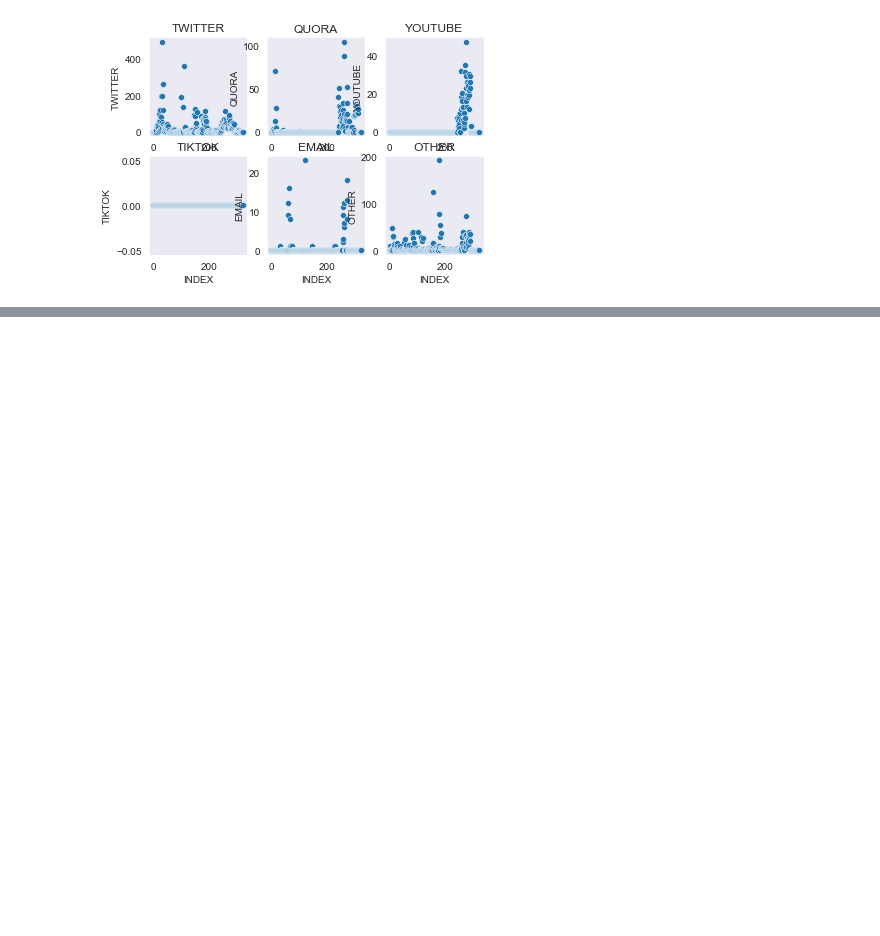
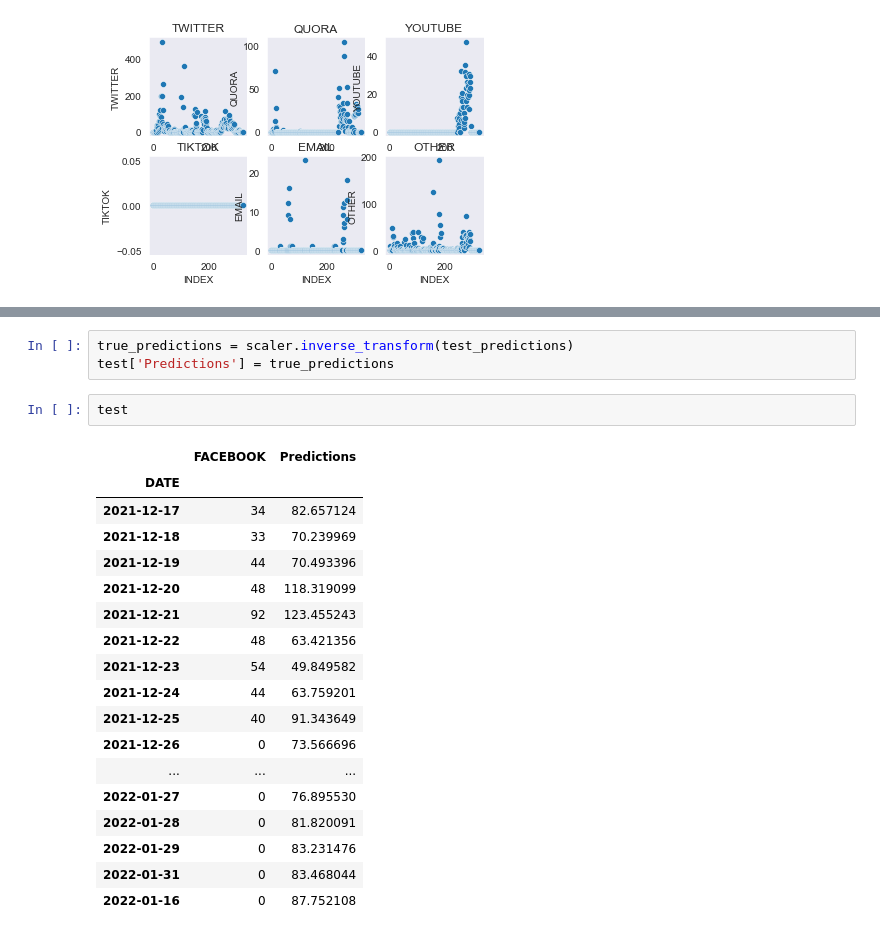
Before and after one commit to PrajjwalPathak/One-Percent-Projects, a Jupyter notebook: Data_Analysis/Date_Google_csv.ipynb, the cells around one changed output, grey strips where cells are left out. Drawn from its saved outputs; the diff is of its cells as text; blank space fills up the shorter version.

```diff
--- a/Data_Analysis/Date_Google_csv.ipynb
+++ b/Data_Analysis/Date_Google_csv.ipynb
@@ -182,0 +373,24 @@ plt.legend(["TWITTER","QUORA","YOUTUBE","TIKTOK","EMAIL","OTHER"],loc="upper rig
+# %%
+true_predictions = scaler.inverse_transform(test_predictions)
+test['Predictions'] = true_predictions
+# %%
+test
+# %% [output]
+|  | FACEBOOK | Predictions |
+| DATE |  |  |
+| 2021-12-17 | 34 | 82.657124 |
+| 2021-12-18 | 33 | 70.239969 |
+| 2021-12-19 | 44 | 70.493396 |
+| 2021-12-20 | 48 | 118.319099 |
+| 2021-12-21 | 92 | 123.455243 |
+| 2021-12-22 | 48 | 63.421356 |
+| 2021-12-23 | 54 | 49.849582 |
+| 2021-12-24 | 44 | 63.759201 |
+| 2021-12-25 | 40 | 91.343649 |
+| 2021-12-26 | 0 | 73.566696 |
+| ... | ... | ... |
+| 2022-01-27 | 0 | 76.895530 |
+| 2022-01-28 | 0 | 81.820091 |
+| 2022-01-29 | 0 | 83.231476 |
+| 2022-01-31 | 0 | 83.468044 |
+| 2022-01-16 | 0 | 87.752108 |
```
Also changed, not shown: parts of 24 cells of this notebook, 2 other files.
